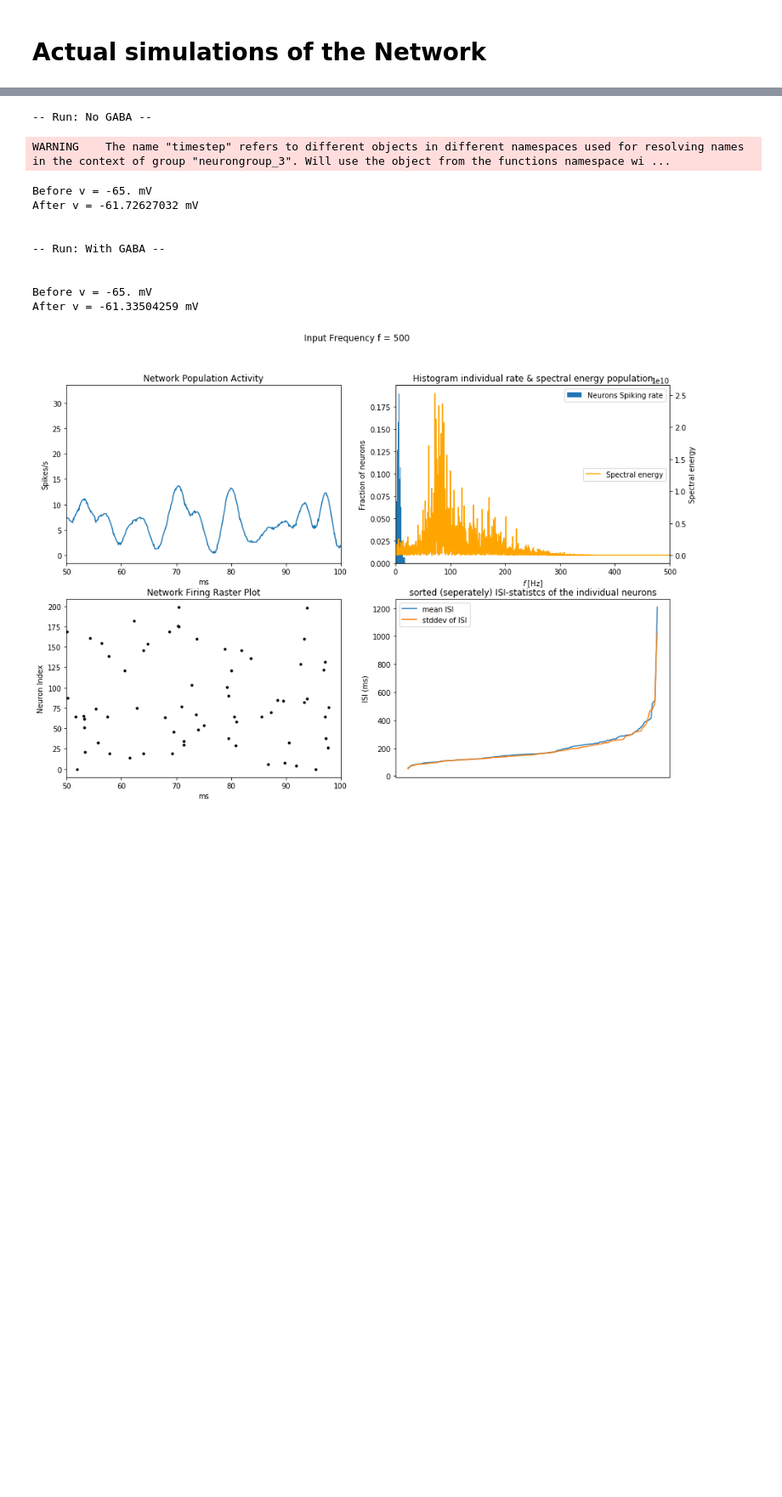
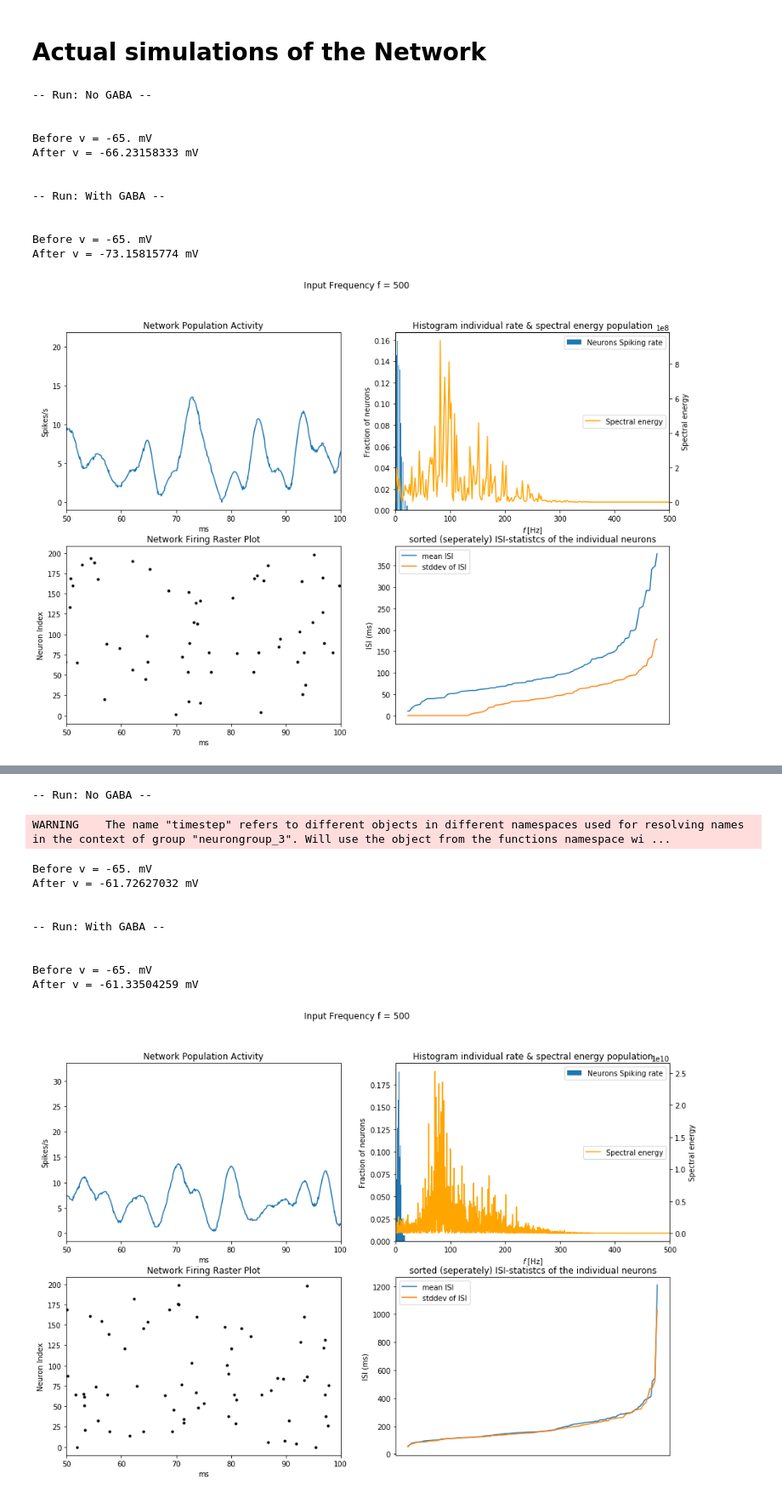
Before and after one commit to debapratimj/Inter-Net, a Jupyter notebook: Plots-Cleaned.ipynb, the cells around one changed output, grey strips where cells are left out. Shown at 85% size. Saved outputs shown, nothing was run; the diff lists cells and outputs as text; code cells hidden in the pictures; blank space fills up the shorter version.

Commit message:
correlation-part
- saves correlation-matrix
- attention: default sim-time back to 500ms
- correlation-plots not yet computed

```diff
--- a/Plots-Cleaned.ipynb
+++ b/Plots-Cleaned.ipynb
@@ -342,6 +347,28 @@ def plot_all(time, signal, Spike_Mon, sim_dur, input_freq):
     plotISI(Spike_Mon,axs[1,1])
     plt.suptitle('Input Frequency f = %s ' % input_freq )
     return f , sFFT , f_mean
+
+def create_dataframe(SpikeMon):
+    # Transfer the informations from the Spikemonitor to
+    # a pandas.DataFrame.
+    # For each neuron a timecourse is created that contains
+    # 1 if spike else 0 for each simulated point in time.
+    tr = SpikeMon.spike_trains()
+    arr = {}
+    for f in range(0,200):
+        dfkl = [np.where(np.equal(SpikeMon.t[:], tr[f][c])) for c in range(len(tr[f]))]
+        dfkl = np.array([sub_dfkl[0][0] for sub_dfkl in dfkl])
+        if len(dfkl) > 0 :
+            dfg = np.zeros(len(SpikeMon.t))
+            dfg[dfkl] = 1
+            arr[f] = dfg
+    return pd.DataFrame(arr)
+
+def correlation_analysis(SpikeMon):
+    # compute correlation-matrix and mean correlation
+    # returns: (Correlation-matrix, mean(Correlation-matrix))
+    df = create_dataframe(SpikeMon)
+    return (df.corr(), df.corr().mean().mean())
 # %%
 def simulation_and_plots(input_freqency, simulation_duration=5000*ms, tau_d_i=1.2*ms, g_peak_i=5*nS):
     start_scope()
@@ -360,7 +387,7 @@ def simulation_and_plots(input_freqency, simulation_duration=5000*ms, tau_d_i=1.
 
     return (Spike_Mon, isi_array , isi_means , isi_std  , cv , Q , f_peak,  f_mean)
 
-def master_run(input_freq, Qs, f_peaks, f_means , input_freqs, cv_old , initial = False):
+def master_run(input_freq, Qs, f_peaks, f_means , input_freqs, cv_old , fname_prefix, simulation_duration=500*ms, initial = False, do_corr_analysis=False):
 
     print('-- Run: No GABA --')
 
@@ -368,7 +395,7 @@ def master_run(input_freq, Qs, f_peaks, f_means , input_freqs, cv_old , initial
 
     GABA = 0  # NO GABA
 
-    _,isi_array,_,_,_,  Q , f_peak,  f_mean = simulation_and_plots(input_freq, 5000*ms);
+    SpikeMon_NoGABA, isi_array,_,_,_,  Q , f_peak,  f_mean = simulation_and_plots(input_freq, simulation_duration);
     if initial:
         cv = cvar(isi_array,input_freq,GABA)
     else:
@@ -381,13 +408,25 @@ def master_run(input_freq, Qs, f_peaks, f_means , input_freqs, cv_old , initial
     GABA = 1  # with GABA
 
     print('\n')
-    _,isi_array,_,_,_,  Q , f_peak,  f_mean = simulation_and_plots(input_freq, tau_d_i=2*1.2*ms, g_peak_i=2*5*nS);
+    SpikeMon_GABA,isi_array,_,_,_,  Q , f_peak,  f_mean = simulation_and_plots(input_freq, simulation_duration, tau_d_i=2*1.2*ms, g_peak_i=2*5*nS);
 
 
     cv  = np.vstack((cv, cvar(isi_array,input_freq,GABA)))
     Qs, f_peaks, f_means , input_freqs = append_vals(Qs, f_peaks, f_means,input_freqs, Q , f_peak,  f_mean, input_freq, GABA)
 
-    return cv , Qs, f_peaks, f_means , input_freqs
+    #########
+    mean_corr_no = None
+    mean_corr_gaba = None
+    if do_corr_analysis:
+        corr_mat_no, mean_corr_no  = correlation_analysis(SpikeMon_NoGABA)
+        corr_mat_gaba, mean_corr_gaba = correlation_analysis(SpikeMon_GABA)
+        #pickle.dump(corr_mat_no, 'CorrMat_No_'+fname_prefix+'.pickle')
+        #pickle.dump(corr_mat_gaba, 'CorrMat_GABA_'+fname_prefix+'.pickle')
+
+        corr_mat_no.to_csv('CorrMat_No_'+fname_prefix+'.csv')
+        corr_mat_gaba.to_csv('CorrMat_GABA_'+fname_prefix+'.csv')
+
+    return cv , Qs, f_peaks, f_means , input_freqs, mean_corr_no, mean_corr_gaba
 
 def q_poly(x,a, b):
     return a*x**(3/2)  + b
@@ -397,3 +436,19 @@ def q_sigmoid(x,a,b,c,d):
 # %%
 #initialise arrays for GABA and no GABA
 Qs, f_peaks, f_means, input_freqs = [[] , []] , [[] , []] , [[] , []] , [[] , []]
+# %%
+cv , Qs, f_peaks, f_means , input_freqs, mean_corr_no, mean_corr_gaba = master_run(500, Qs, f_peaks, f_means , input_freqs, None , "500Hz", initial = True, do_corr_analysis=True)
+# %% [output]
+-- Run: No GABA --
+
+
+Before v = -65. mV
+After v = -66.23158333 mV
+
+
+-- Run: With GABA --
+
+
+Before v = -65. mV
+After v = -73.15815774 mV
+[figure, added]
```
Also changed, not shown: parts of 7 cells of this notebook.
